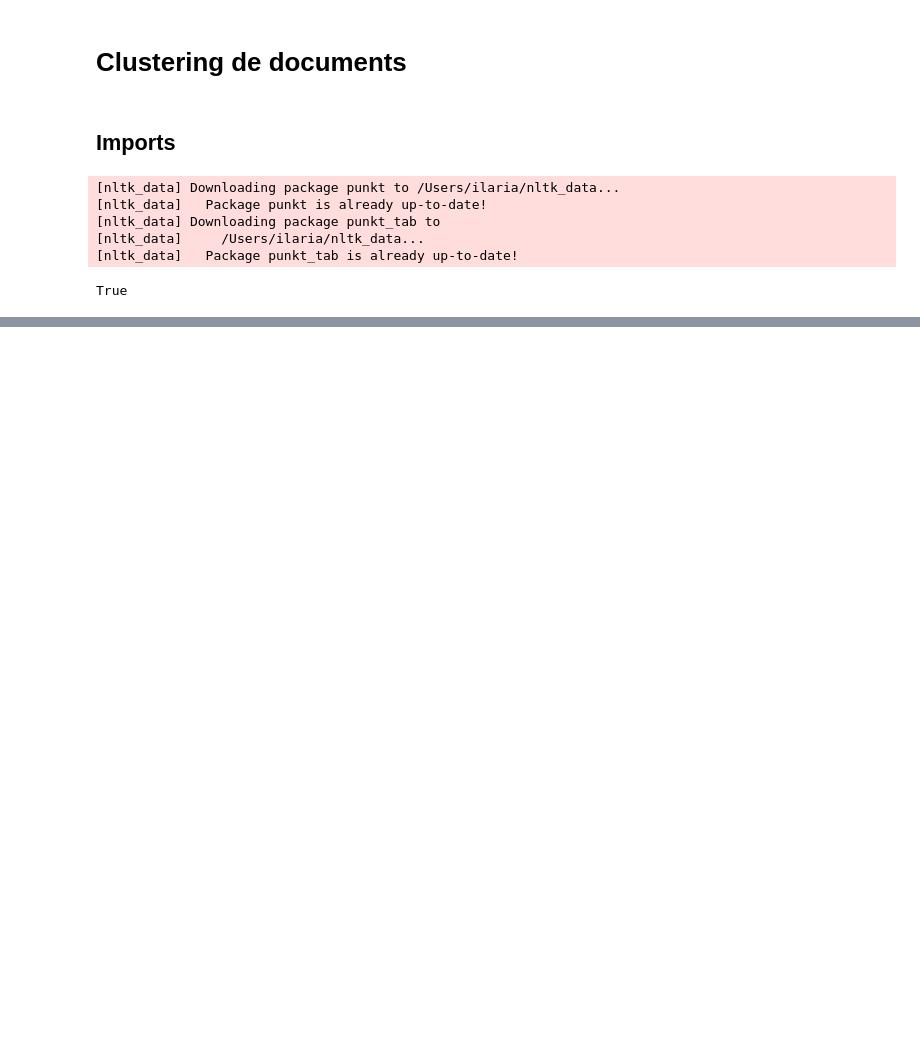
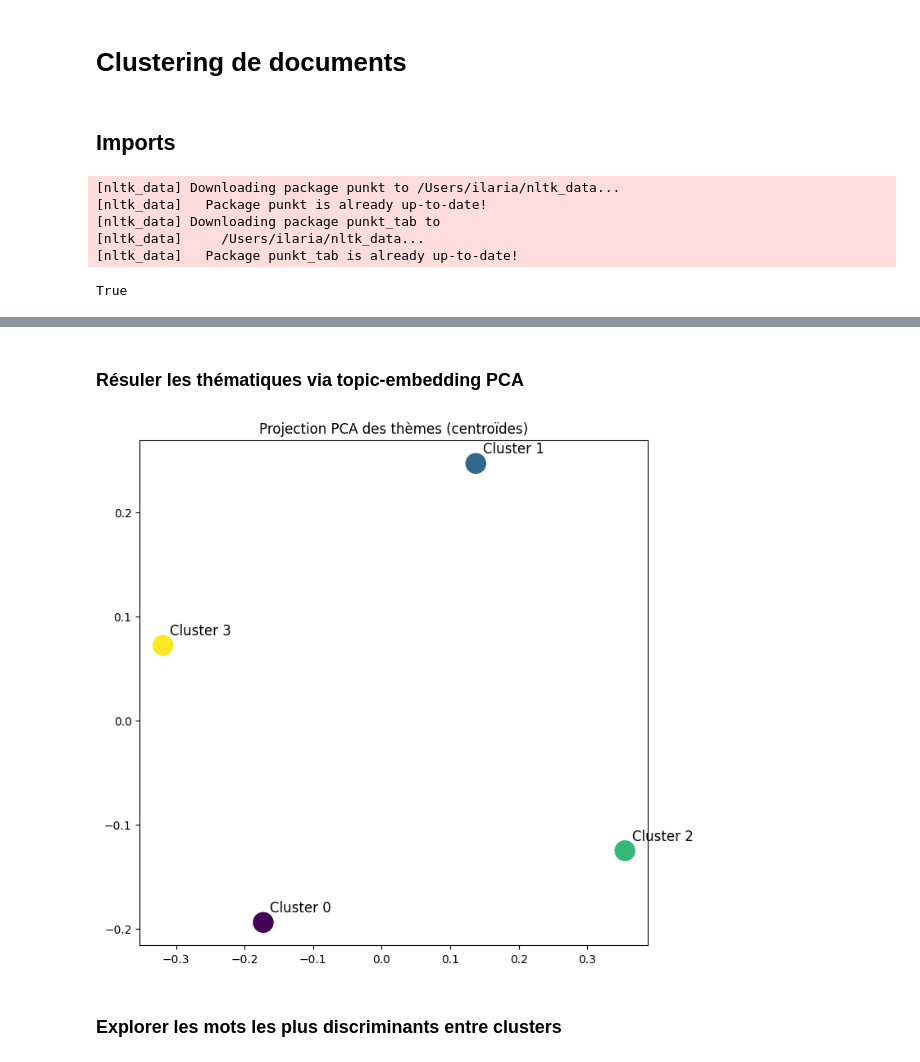
Before and after one commit to IlariaFa/tac, a Jupyter notebook: tps/tp4/s8_clustering.ipynb, the cells around one changed output, grey strips where cells are left out. Saved outputs shown, nothing was run; the diff lists cells and outputs as text; code cells hidden in the pictures; blank space fills up the shorter version.

```diff
--- a/tps/tp4/s8_clustering.ipynb
+++ b/tps/tp4/s8_clustering.ipynb
@@ -197,3 +33,0 @@ https://fr.wikipedia.org/wiki/Analyse_en_composantes_principales
-# %%
-pca = PCA(n_components=2)
-reduced_vectors = pca.fit_transform(tfidf_vectors.toarray())
@@ -233,0 +199,19 @@ plt.legend(handles=scatter.legend_elements()[0], labels=set(clusters), title="Cl
+# %% [markdown]
+### Résuler les thématiques via topic-embedding PCA
+# %%
+# Cette carte montre la position thématique globale de chaque cluster
+ca = PCA(n_components=2)
+cluster_points = pca.fit_transform(km_model.cluster_centers_)
+
+plt.figure(figsize=(8,8))
+plt.scatter(cluster_points[:,0], cluster_points[:,1], s=300, c=range(N_CLUSTERS))
+
+for i, (x,y) in enumerate(cluster_points):
+    plt.text(x+0.01, y+0.01, f"Cluster {i}", fontsize=12)
+
+plt.title("Projection PCA des thèmes (centroïdes)")
+plt.show()
+# %% [output]
+[figure, added]
+# %% [markdown]
+### Explorer les mots les plus discriminants entre clusters
```
Also changed, not shown: parts of 66 cells of this notebook.
